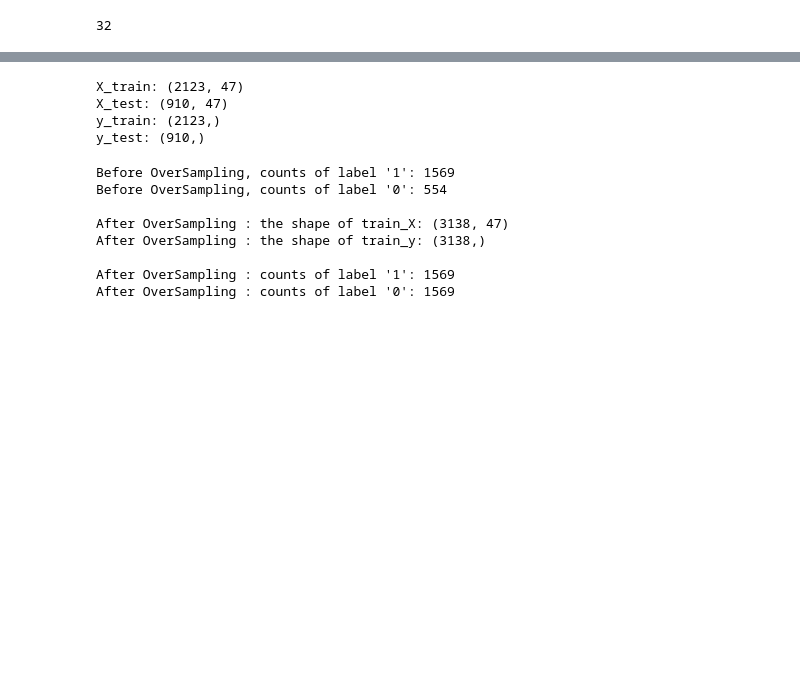
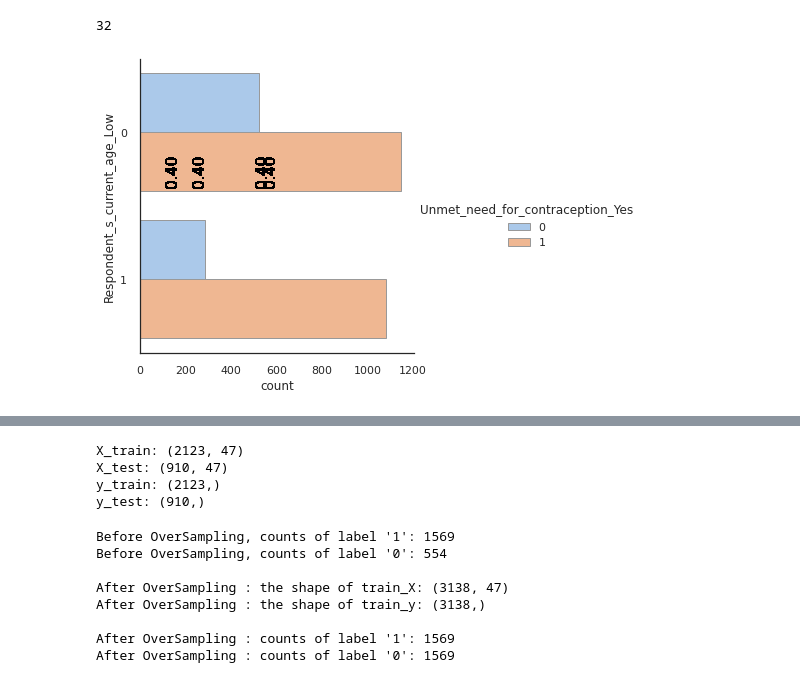
Before and after one commit to MMasson1988/Capstone-s-Project, a Jupyter notebook: Contraceptive_Project_Test.ipynb, the cells around one changed output, grey strips where cells are left out. Cells and saved outputs as stored; diff of their text form; code cells hidden in the pictures; blank space fills up the shorter version.

```diff
--- a/Contraceptive_Project_Test.ipynb
+++ b/Contraceptive_Project_Test.ipynb
@@ -970,6 +976,21 @@ cate_cols=['Respondent_s_current_age_Low', 'Respondent_s_current_age_High', 'Hig
 len(cate_cols)
 # %% [output]
 32
+# %%
+g = sns.catplot(y="Respondent_s_current_age_Low", hue="Unmet_need_for_contraception_Yes", kind="count",
+            palette="pastel", edgecolor=".6",
+            data=method)
+ax=g.ax
+def annotateBars(columns, ax=ax):
+    for p in ax.patches:
+        ax.annotate("%.2f" % p.get_height(), (p.get_x() + p.get_width() / 2., p.get_height()),
+         ha='center', va='center', fontsize=15, color='black', rotation=90, xytext=(0, 20),
+         textcoords='offset points')
+
+
+plot = method.apply(annotateBars, ax=ax, axis=1)
+# %% [output]
+[figure, added]
 # %%
 colors = ["Salmon", "#5F9EA0"]
 
```
Also changed, not shown: parts of 27 cells of this notebook.
